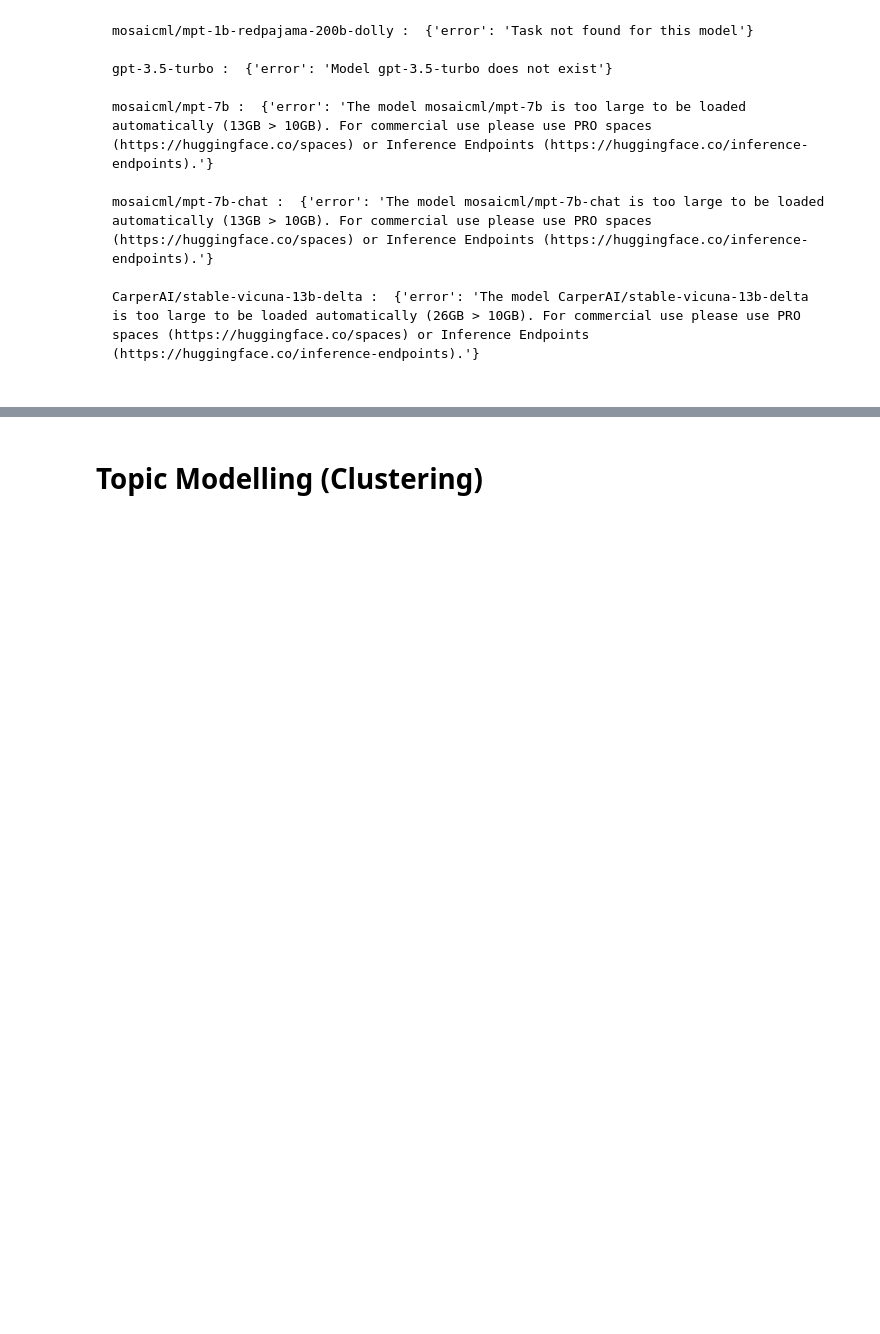
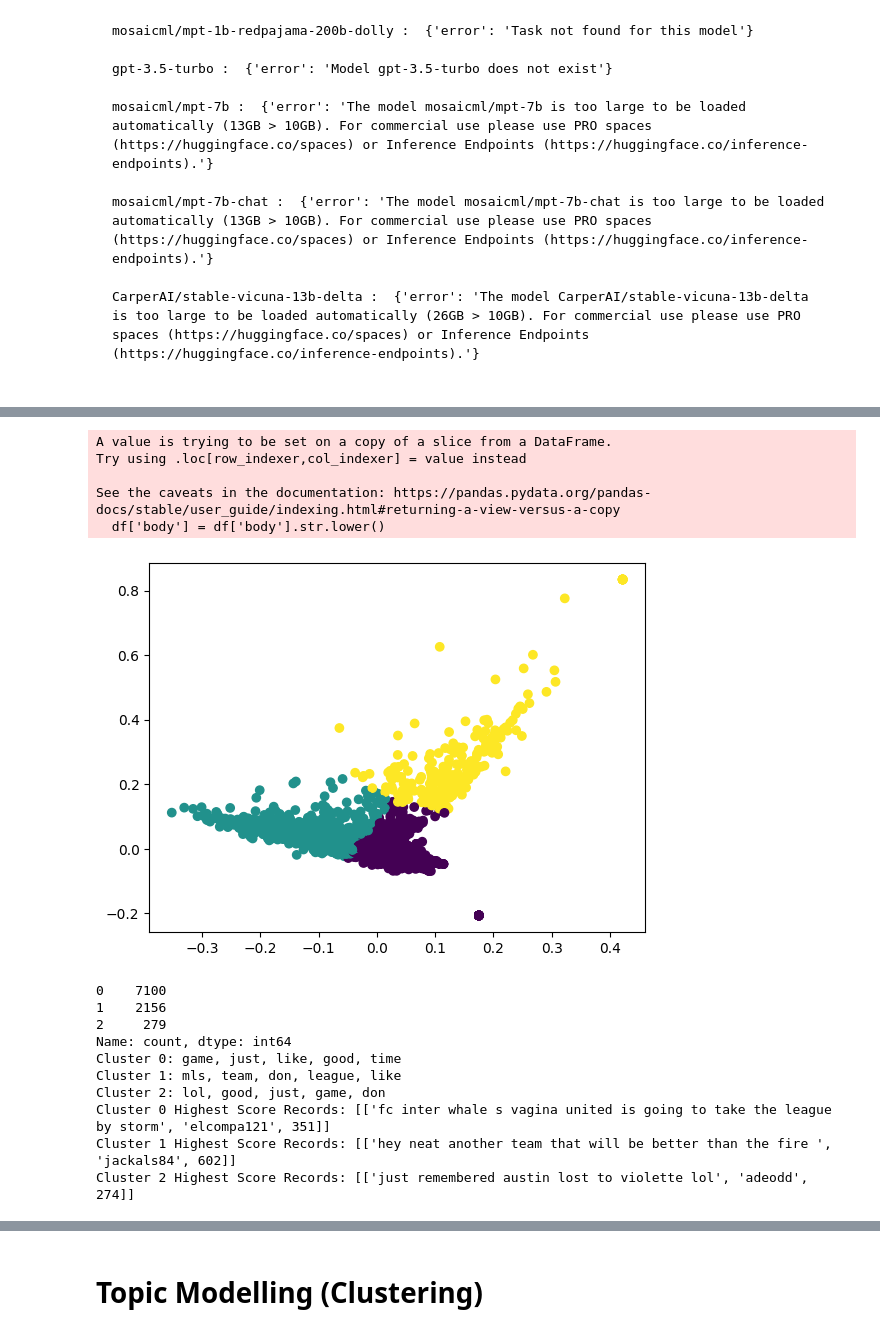
Before and after one commit to KobaKhit/llm-summarizer, a Jupyter notebook: test.ipynb, the cells around one changed output, grey strips where cells are left out. Saved outputs shown, nothing was run; the diff lists cells and outputs as text; code cells hidden in the pictures; blank space fills up the shorter version.

```diff
--- a/test.ipynb
+++ b/test.ipynb
@@ -250 +268,73 @@ Who is the best soccer player in history?
+# %%
+from sklearn.feature_extraction.text import TfidfVectorizer
+from sklearn.decomposition import PCA
+from sklearn.cluster import KMeans
+import pandas as pd
+
+df = coms_df
+# filter out na or blank body records
+df.dropna(subset=['body'], inplace=True)
+df = df[df['body'] != '']
+
+# convert body to lowercase
+df['body'] = df['body'].str.lower()
+
+# create TFIDF using body column
+tfidf = TfidfVectorizer(stop_words='english')
+tfidf_matrix = tfidf.fit_transform(df['body'])
+
+# reduce dimensions in TFIDF to two using PCA
+pca = PCA(n_components=2)
+pca_matrix = pca.fit_transform(tfidf_matrix.toarray())
+
+# cluster PCA using KMeans
+kmeans = KMeans(n_clusters=3, random_state=42)
+kmeans.fit(pca_matrix)
+
+# visualize resulting clusters
+import matplotlib.pyplot as plt
+%matplotlib inline
+plt.scatter(pca_matrix[:, 0], pca_matrix[:, 1], c=kmeans.labels_)
+plt.show()
+
+# count of records by each cluster
+cluster_counts = pd.Series(kmeans.labels_).value_counts()
+print(cluster_counts)
+
+# top 5 most important tokens by cluster using TFIDF
+top_tokens = []
+for i in range(3):
+    cluster_tfidf = tfidf_matrix[kmeans.labels_ == i]
+    tokens = tfidf.get_feature_names_out()
+    scores = cluster_tfidf.sum(axis=0).tolist()[0]
+    token_scores = list(zip(tokens, scores))
+    token_scores.sort(key=lambda x: x[1], reverse=True)
+    top_tokens.append(token_scores[:5])
+
+for i, tokens in enumerate(top_tokens):
+    print(f"Cluster {i}: {', '.join([t[0] for t in tokens])}")
+
+# body author and score columns for records with highest score by cluster
+for i in range(3):
+    cluster_df = df[kmeans.labels_ == i]
+    max_score = cluster_df['score'].max()
+    max_score_records = cluster_df[cluster_df['score'] == max_score][['body', 'author', 'score']].values.tolist()
+    print(f"Cluster {i} Highest Score Records: {max_score_records}")
+# %% [output]
+A value is trying to be set on a copy of a slice from a DataFrame.
+Try using .loc[row_indexer,col_indexer] = value instead
+
+See the caveats in the documentation: https://pandas.pydata.org/pandas-docs/stable/user_guide/indexing.html#returning-a-view-versus-a-copy
+  df['body'] = df['body'].str.lower()
+[figure, added]
+0    7100
+1    2156
+2     279
+Name: count, dtype: int64
+Cluster 0: game, just, like, good, time
+Cluster 1: mls, team, don, league, like
+Cluster 2: lol, good, just, game, don
+Cluster 0 Highest Score Records: [['fc inter whale s vagina united is going to take the league by storm', 'elcompa121', 351]]
+Cluster 1 Highest Score Records: [['hey neat another team that will be better than the fire ', 'jackals84', 602]]
+Cluster 2 Highest Score Records: [['just remembered austin lost to violette lol', 'adeodd', 274]]
 # %% [markdown]
```
Also changed, not shown: parts of 83 cells of this notebook, 2 other files.
